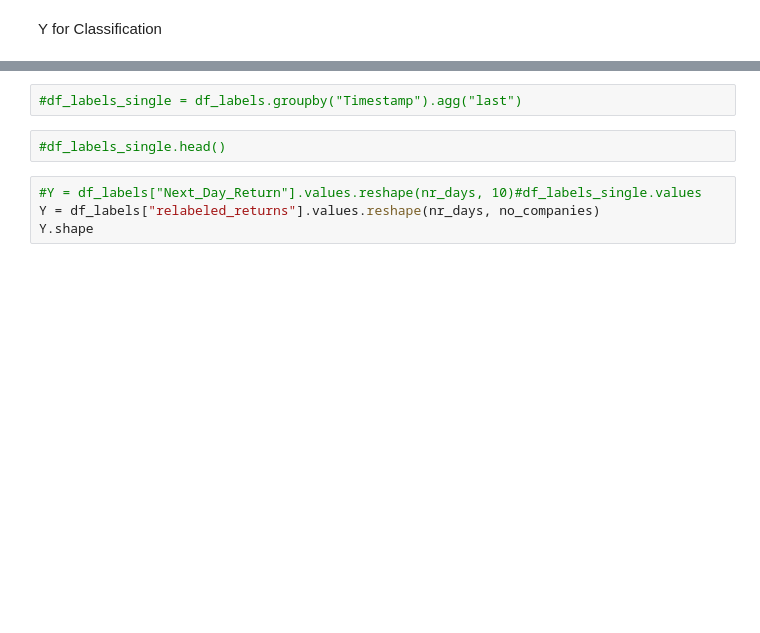
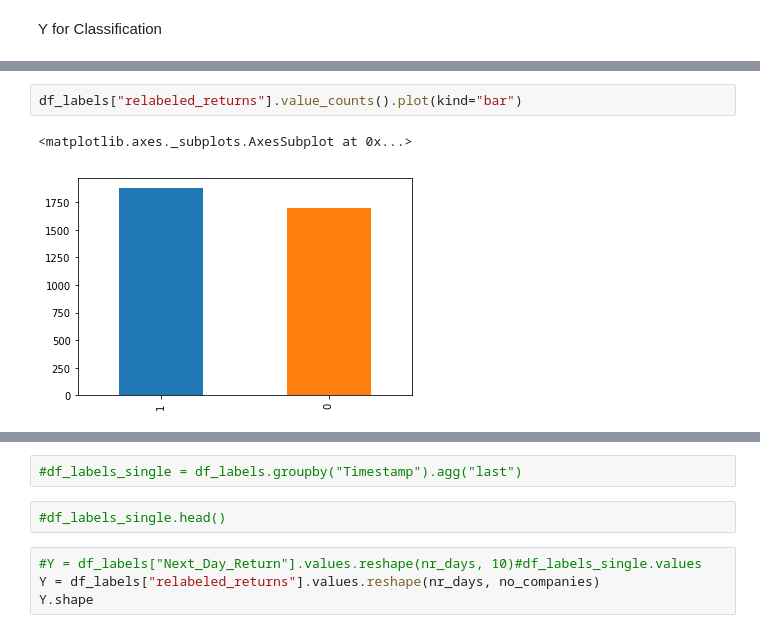
Before and after one commit to kosnil/kd-seminar, a Jupyter notebook: mlp/Data Preprocessing Tests.ipynb, the cells around one changed output, grey strips where cells are left out. Drawn from its saved outputs; the diff is of its cells as text; blank space fills up the shorter version.

```diff
--- a/mlp/Data Preprocessing Tests.ipynb
+++ b/mlp/Data Preprocessing Tests.ipynb
@@ -133,0 +134,5 @@ array([[1, 0, 1, ..., 1, 0, 1],
+# %%
+df_labels["relabeled_returns"].value_counts().plot(kind="bar")
+# %% [output]
+<matplotlib.axes._subplots.AxesSubplot at 0x...>
+[figure, added]
```
Also changed, not shown: parts of 35 cells of this notebook, 3 other files.
